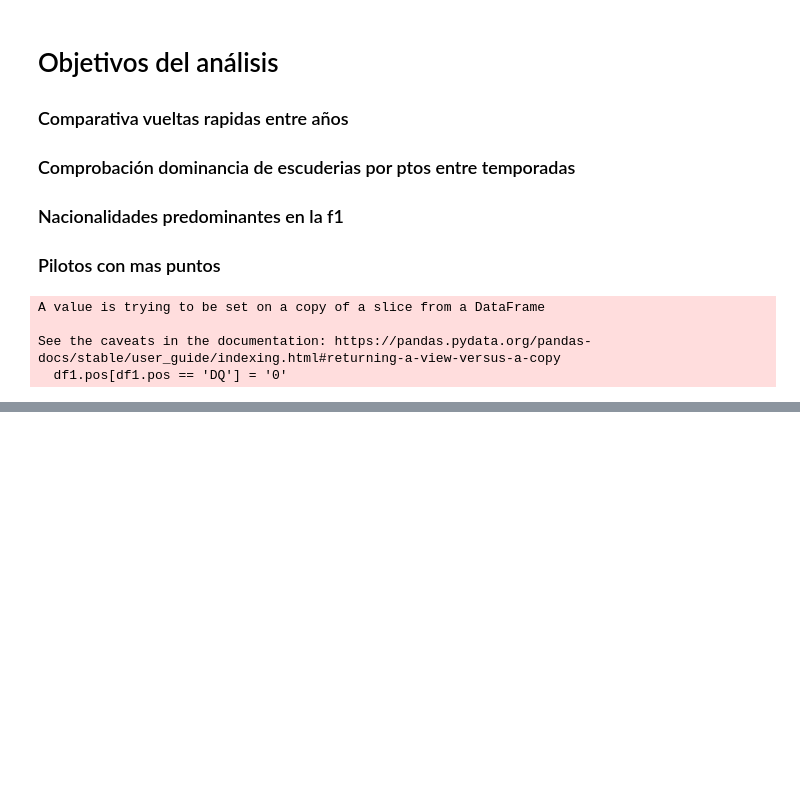
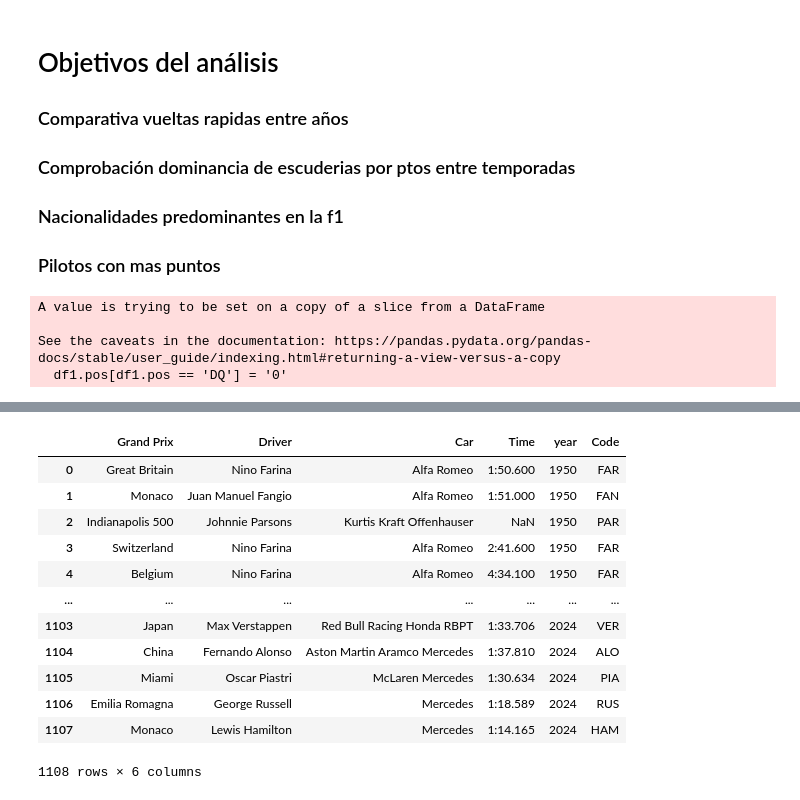
Before and after one commit to victorjgg14/f1-analisis, a Jupyter notebook: code/ETL.ipynb, the cells around one changed output, grey strips where cells are left out. Cells and saved outputs as stored; diff of their text form; code cells hidden in the pictures; blank space fills up the shorter version.

```diff
--- a/code/ETL.ipynb
+++ b/code/ETL.ipynb
@@ -68,0 +69,16 @@ df1.to_csv('drivers_clean.csv',index=False)
+# %%
+df2
+# %% [output]
+|  | Grand Prix | Driver | Car | Time | year | Code |
+| 0 | Great Britain | Nino Farina | Alfa Romeo | 1:50.600 | 1950 | FAR |
+| 1 | Monaco | Juan Manuel Fangio | Alfa Romeo | 1:51.000 | 1950 | FAN |
+| 2 | Indianapolis 500 | Johnnie Parsons | Kurtis Kraft Offenhauser | NaN | 1950 | PAR |
+| 3 | Switzerland | Nino Farina | Alfa Romeo | 2:41.600 | 1950 | FAR |
+| 4 | Belgium | Nino Farina | Alfa Romeo | 4:34.100 | 1950 | FAR |
+| ... | ... | ... | ... | ... | ... | ... |
+| 1103 | Japan | Max Verstappen | Red Bull Racing Honda RBPT | 1:33.706 | 2024 | VER |
+| 1104 | China | Fernando Alonso | Aston Martin Aramco Mercedes | 1:37.810 | 2024 | ALO |
+| 1105 | Miami | Oscar Piastri | McLaren Mercedes | 1:30.634 | 2024 | PIA |
+| 1106 | Emilia Romagna | George Russell | Mercedes | 1:18.589 | 2024 | RUS |
+| 1107 | Monaco | Lewis Hamilton | Mercedes | 1:14.165 | 2024 | HAM |
+1108 rows × 6 columns
```
Also changed, not shown: parts of 10 cells of this notebook, 2 other files.
